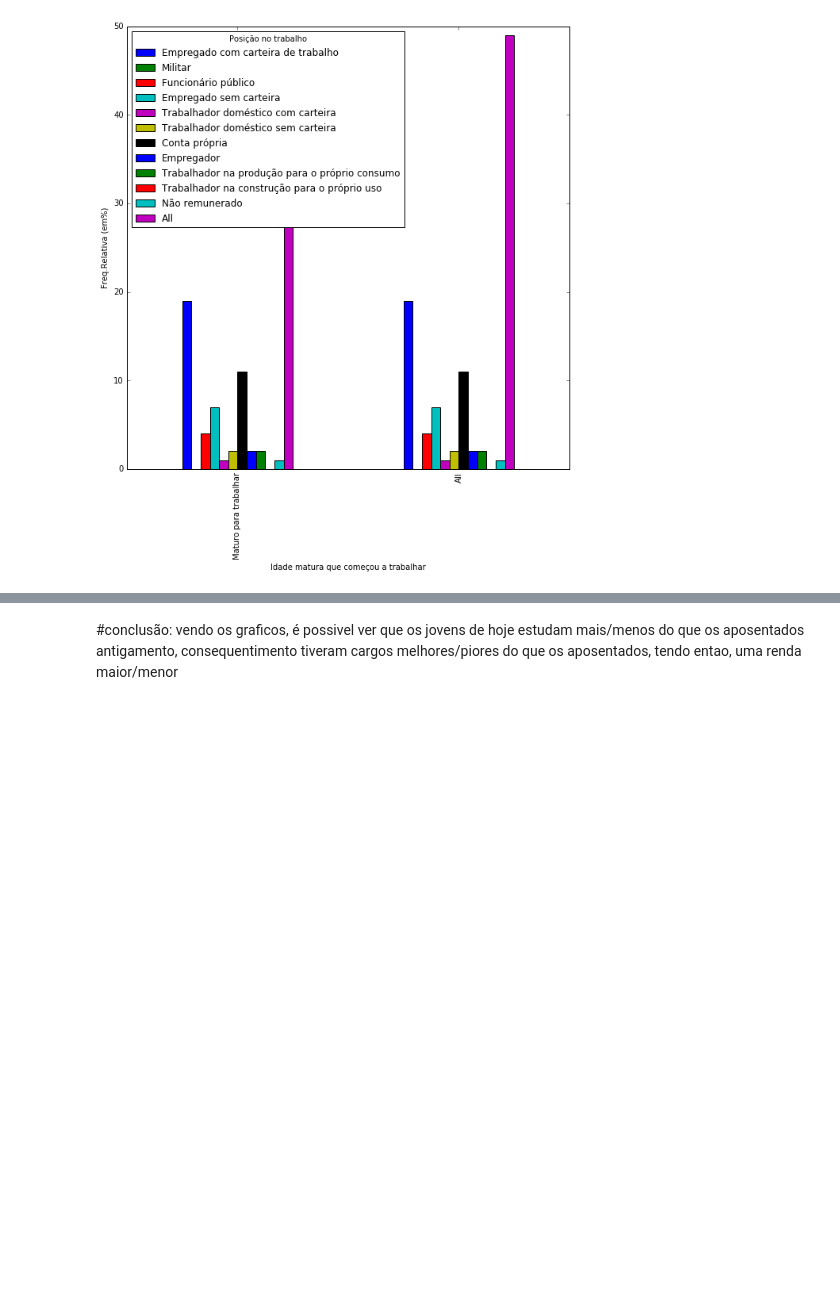
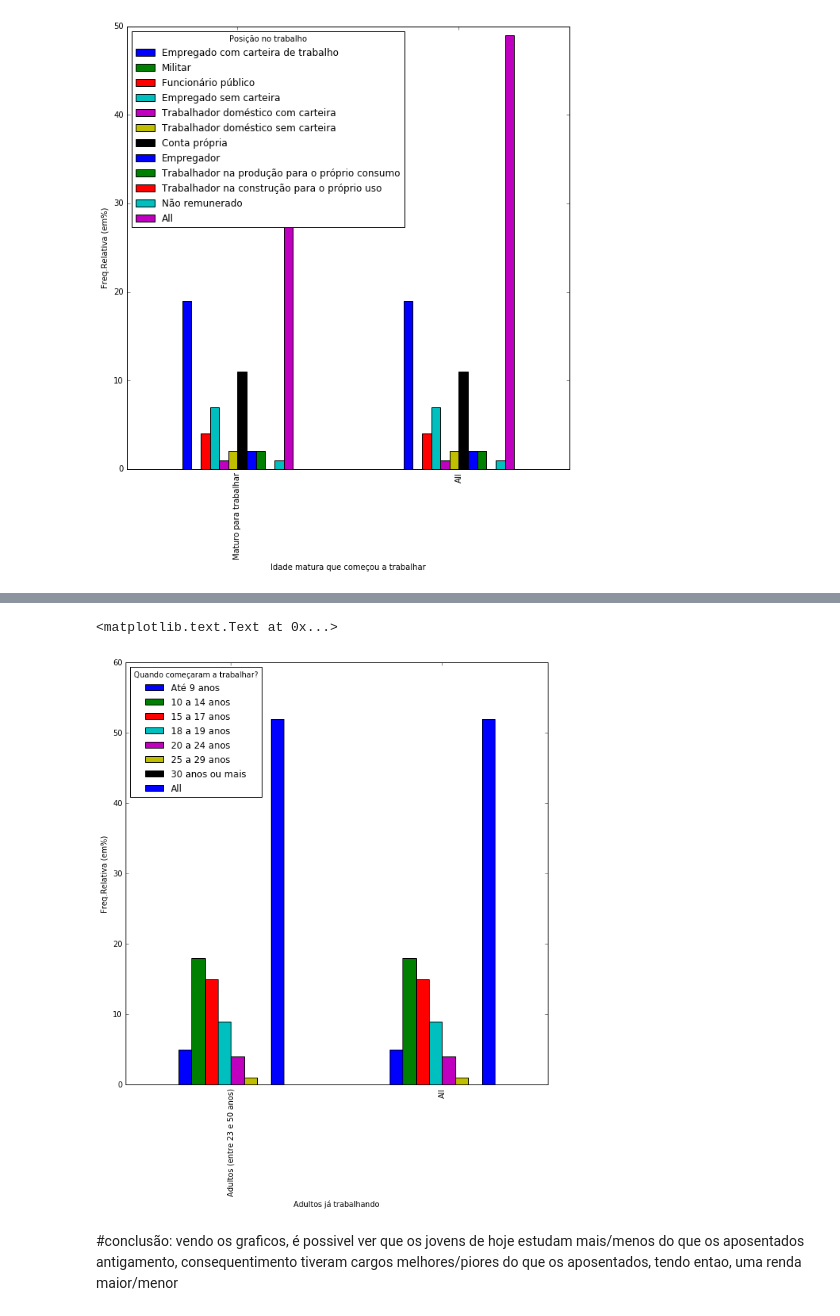
Before and after one commit to brunodratcu/CD, a Jupyter notebook: Projeto1/Projeto1 Layout.ipynb, the cells around one changed output, grey strips where cells are left out. Drawn from its saved outputs; the diff is of its cells as text; code cells hidden in the pictures; blank space fills up the shorter version.

```diff
--- a/Projeto1/Projeto1 Layout.ipynb
+++ b/Projeto1/Projeto1 Layout.ipynb
@@ -513,0 +336,8 @@ plt.ylabel('Freq.Relativa (em%)')
+# %%
+#Grafico que mostra os adultos que trabalham cruzado com quantos anos começaram a trabalhar
+
+print('Tabela Cruzada por ADULTOS TRABALHANDO vs COM QUANTOS ANOS COMEÇOU A TRABALHAR? (em %):')
+x=pd.crosstab(adultos, escolhas.comecou_trabalho, margins=True,rownames=['Adultos já trabalhando'], colnames=['Quando começaram a trabalhar?'])
+
+x1=(x/len(escolhas)*100).round(decimals=0)
+x1
@@ -514,3 +350,9 @@ plt.ylabel('Freq.Relativa (em%)')
+# %%
+plot = x1.plot(kind='bar', figsize=(10, 10))
+plt.ylabel('Freq.Relativa (em%)')
+# %% [output]
+<matplotlib.text.Text at 0x...>
+[figure, added]
 # %%
 #Grafico que mostra os jovens que irão se aposentar, o curso mais elevado cruzado com quando eles começaram a trabalhar
 # %%
```
Also changed, not shown: parts of 69 cells of this notebook.
